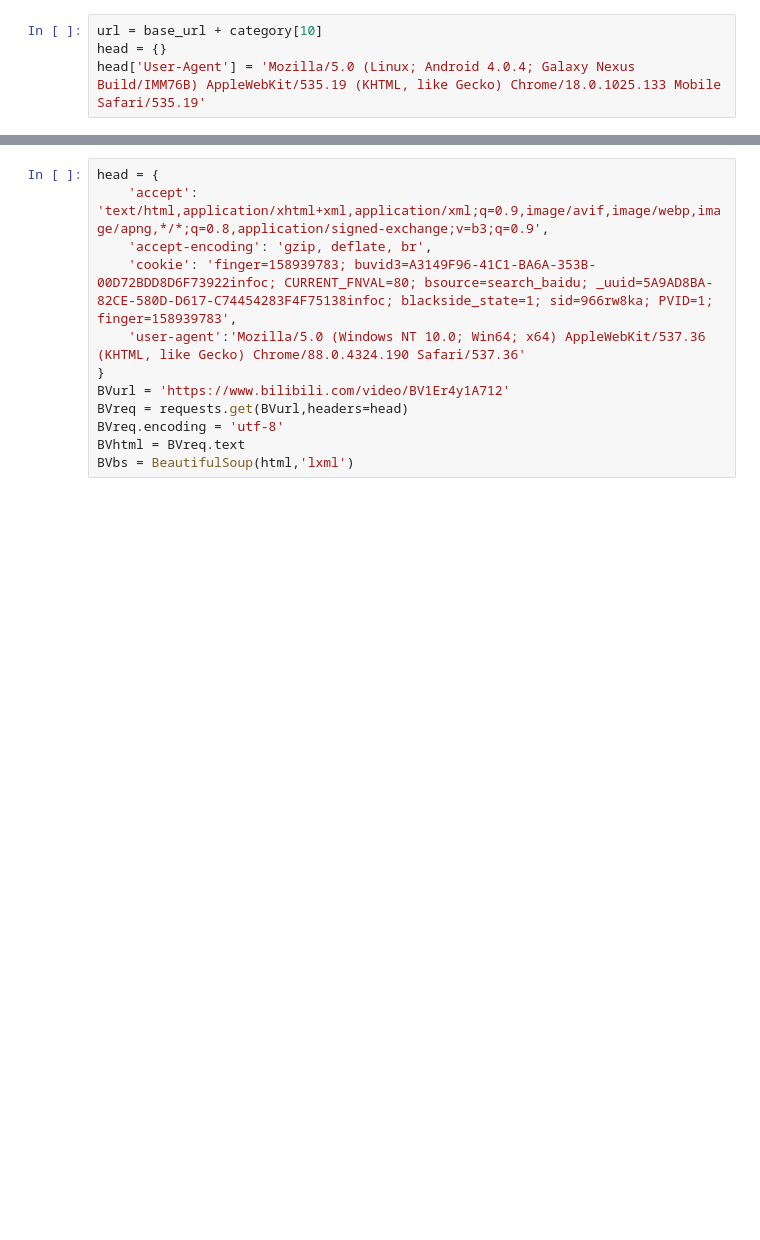
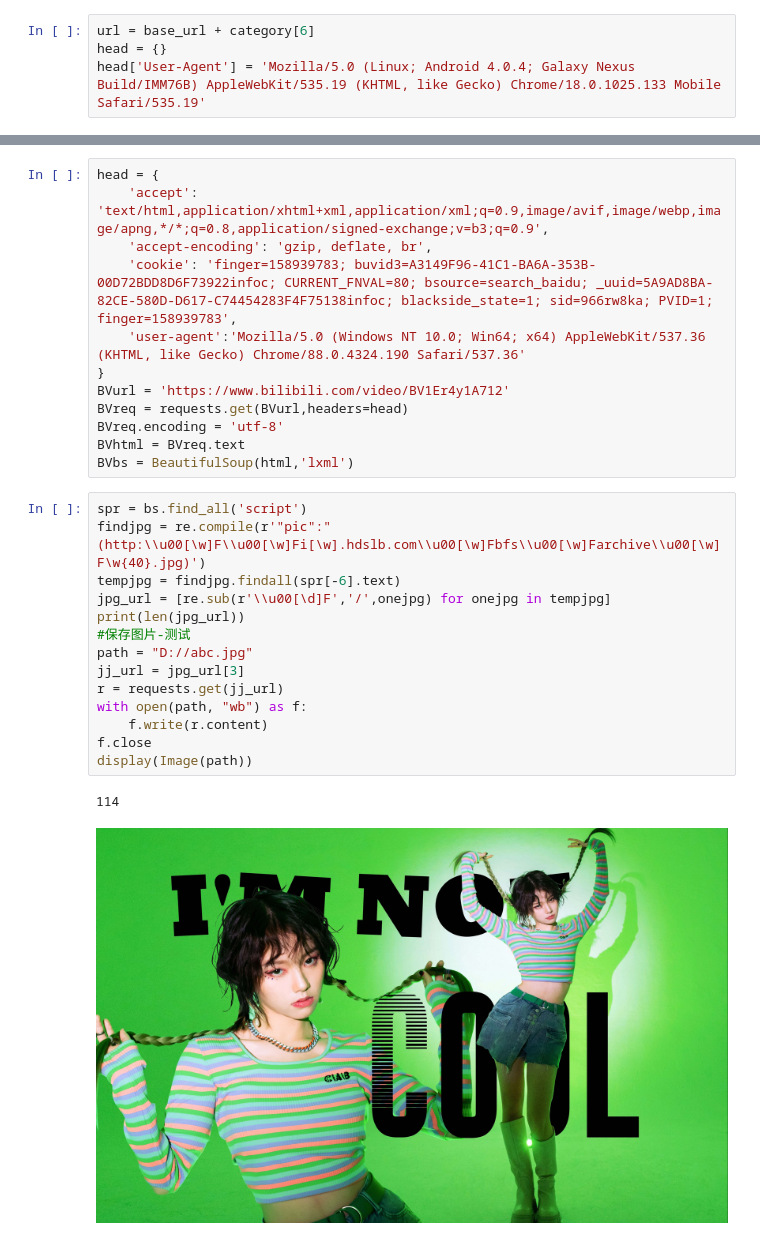
Before and after one commit to ShangyangHe/SpiderBiliBili, a Jupyter notebook: TestPage.ipynb, the cells around one changed output, grey strips where cells are left out. Drawn from its saved outputs; the diff is of its cells as text; blank space fills up the shorter version.

```diff
--- a/TestPage.ipynb
+++ b/TestPage.ipynb
@@ -10,7 +10,7 @@ from IPython.display import Image as Image
 category = ['bangumi', 'guochan', 'guochuang', 'documentary', 'douga', 'music', 'dance', 'game', 'technology', 'digital', 'life', 'food', 'animal', 'kichiku', 'fashion', 'ent', 'cinephile', 'movie', 'tv', 'origin', 'rookie']
 base_url = 'https://www.bilibili.com/v/popular/rank/'
 # %%
-url = base_url + category[10]
+url = base_url + category[6]
 head = {}
 head['User-Agent'] = 'Mozilla/5.0 (Linux; Android 4.0.4; Galaxy Nexus Build/IMM76B) AppleWebKit/535.19 (KHTML, like Gecko) Chrome/18.0.1025.133 Mobile Safari/535.19'
 # %%
@@ -71,6 +71,23 @@ BVreq = requests.get(BVurl,headers=head)
 BVreq.encoding = 'utf-8'
 BVhtml = BVreq.text
 BVbs = BeautifulSoup(html,'lxml')
+# %%
+spr = bs.find_all('script')
+findjpg = re.compile(r'"pic":"(http:\\u00[\w]F\\u00[\w]Fi[\w].hdslb.com\\u00[\w]Fbfs\\u00[\w]Farchive\\u00[\w]F\w{40}.jpg)')
+tempjpg = findjpg.findall(spr[-6].text)
+jpg_url = [re.sub(r'\\u00[\d]F','/',onejpg) for onejpg in tempjpg]
+print(len(jpg_url))
+#保存图片-测试
+path = "D://abc.jpg"
+jj_url = jpg_url[3]
+r = requests.get(jj_url)
+with open(path, "wb") as f:
+    f.write(r.content)
+f.close
+display(Image(path))
+# %% [output]
+114
+[figure, added]
 # %%
 import json
 #dict(spr[-6].text)
```
Also changed, not shown: parts of 5 cells of this notebook, 5 other files.
